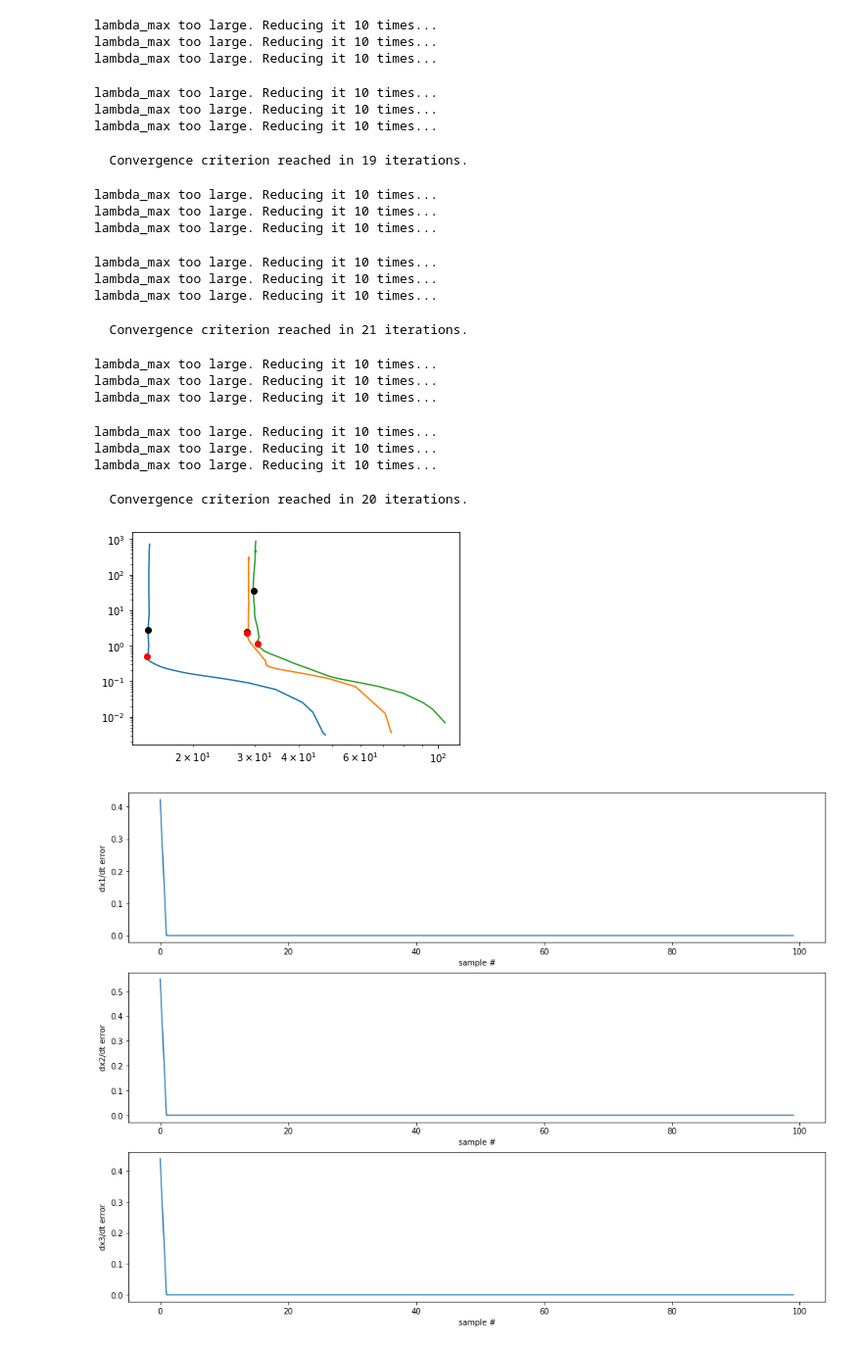
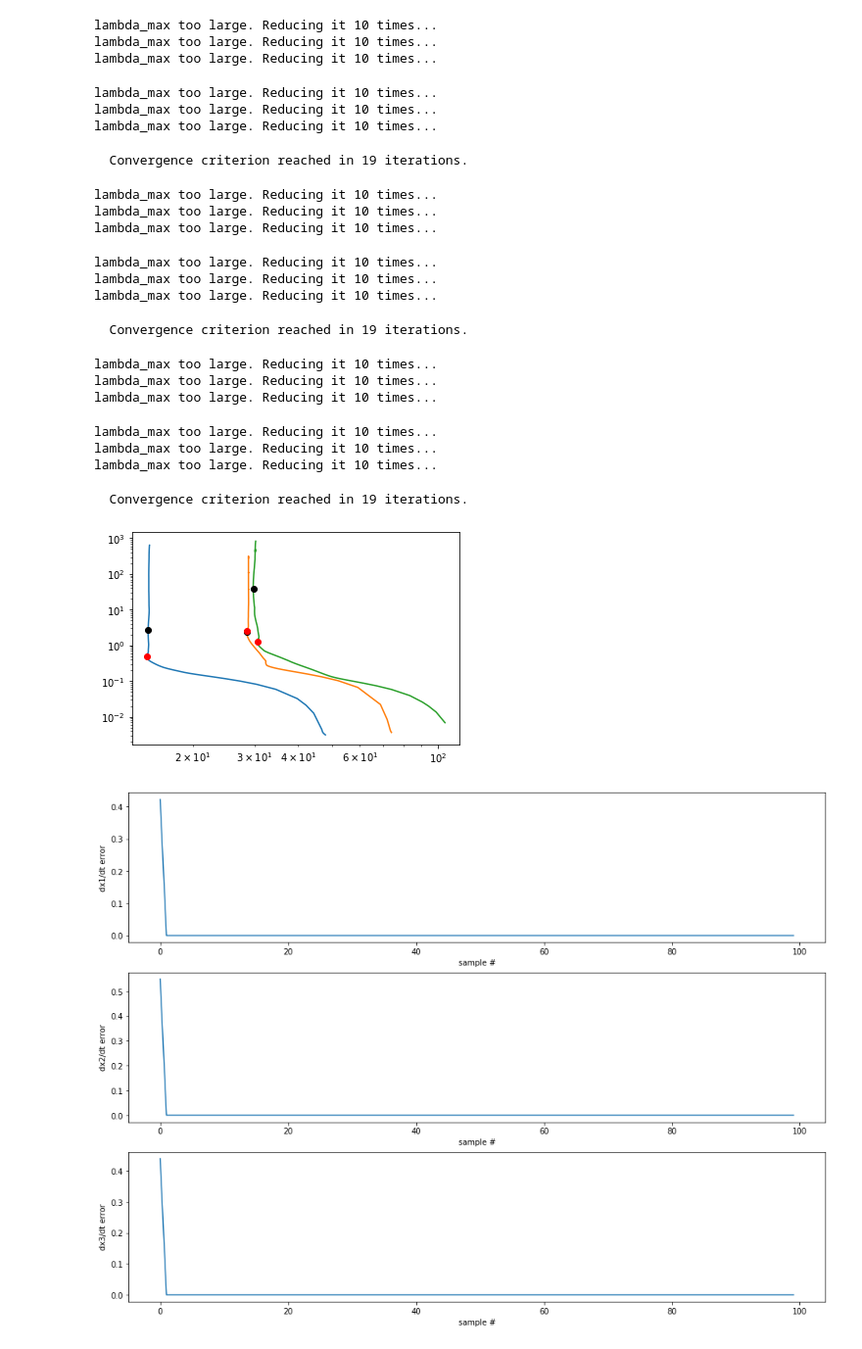
Before and after one commit to AlexCortiella/CU-Research, a Jupyter notebook: Python_Codes/Numerical_Differentiation/Lorenz63/trendfilter_diff_samples.ipynb, the cells around one changed output. Shown at 98% size. Drawn from its saved outputs; the diff is of its cells as text; code cells hidden in the pictures.

```diff
--- a/Python_Codes/Numerical_Differentiation/Lorenz63/trendfilter_diff_samples.ipynb
+++ b/Python_Codes/Numerical_Differentiation/Lorenz63/trendfilter_diff_samples.ipynb
@@ -28,7 +28,7 @@ t_samples = len(t)
 
 # 2) LOAD OBSERVATION SAMPLES
 Y_samples = []
-noise_lvl = '0.01'
+noise_lvl = '0.001'
 
 for state in range(n_states):
 
@@ -51,7 +51,7 @@ for sample in range(1):
 
         y = Y_samples[state][sample,:]
 
-        tf_flc = tfilter.full_lcurve(y, t, order = 3, lambda_min = 1e-16, lambda_max = 1)
+        tf_flc = tfilter.full_lcurve(y, t, order = 3, lambda_min = 1e-12, lambda_max = 1)
         tf_path = tf_flc[0]
         res, reg = tf_flc[1]
         error_path = np.zeros(tf_path.shape[1])
@@ -60,40 +60,40 @@ for sample in range(1):
 
         min_indx = np.argmin(error_path)
         #Find corner point
-        tf_lc = tfilter.lcurve_corner(y, t, order = 3, lambda_min = 1e-16, lambda_max = 1)
+        tf_lc = tfilter.lcurve_corner(y, t, order = 3, lambda_min = 1e-12, lambda_max = 1)
         dy_tf = tf_lc[0]
         resc, regc = tf_lc[3]
         plt.loglog(res, reg)
         plt.loglog(res[min_indx], reg[min_indx],'ko')
         plt.loglog(resc[-1], regc[-1], 'ro')
 
         #Remove ends
         DYhat_tf = dy_tf[trim:-trim]
         #Compute errors
         error_dX[sample,state] = norm(DYhat_tf - DX[state,trim:-trim]) / norm(DX[state,trim:-trim])
 # %% [output]
 lambda_max too large. Reducing it 10 times...
 lambda_max too large. Reducing it 10 times...
 lambda_max too large. Reducing it 10 times...
 lambda_max too large. Reducing it 10 times...
 lambda_max too large. Reducing it 10 times...
 lambda_max too large. Reducing it 10 times...
   Convergence criterion reached in 19 iterations.
 lambda_max too large. Reducing it 10 times...
 lambda_max too large. Reducing it 10 times...
 lambda_max too large. Reducing it 10 times...
 lambda_max too large. Reducing it 10 times...
 lambda_max too large. Reducing it 10 times...
 lambda_max too large. Reducing it 10 times...
-  Convergence criterion reached in 21 iterations.
+  Convergence criterion reached in 19 iterations.
 lambda_max too large. Reducing it 10 times...
 lambda_max too large. Reducing it 10 times...
 lambda_max too large. Reducing it 10 times...
 lambda_max too large. Reducing it 10 times...
 lambda_max too large. Reducing it 10 times...
 lambda_max too large. Reducing it 10 times...
-  Convergence criterion reached in 20 iterations.
+  Convergence criterion reached in 19 iterations.
-[figure, old version]
+[figure, new version]
 # %%
 fig, ax = plt.subplots(n_states,1, figsize = (16,12))
 
```
Also changed, not shown: 11 other files.
